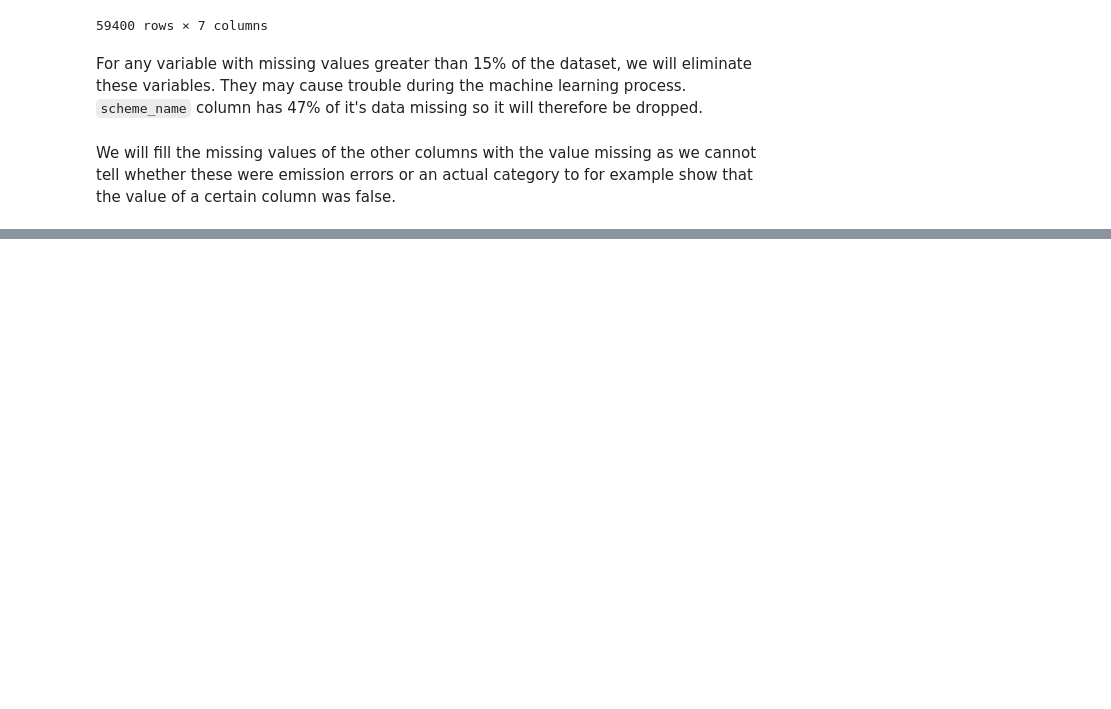
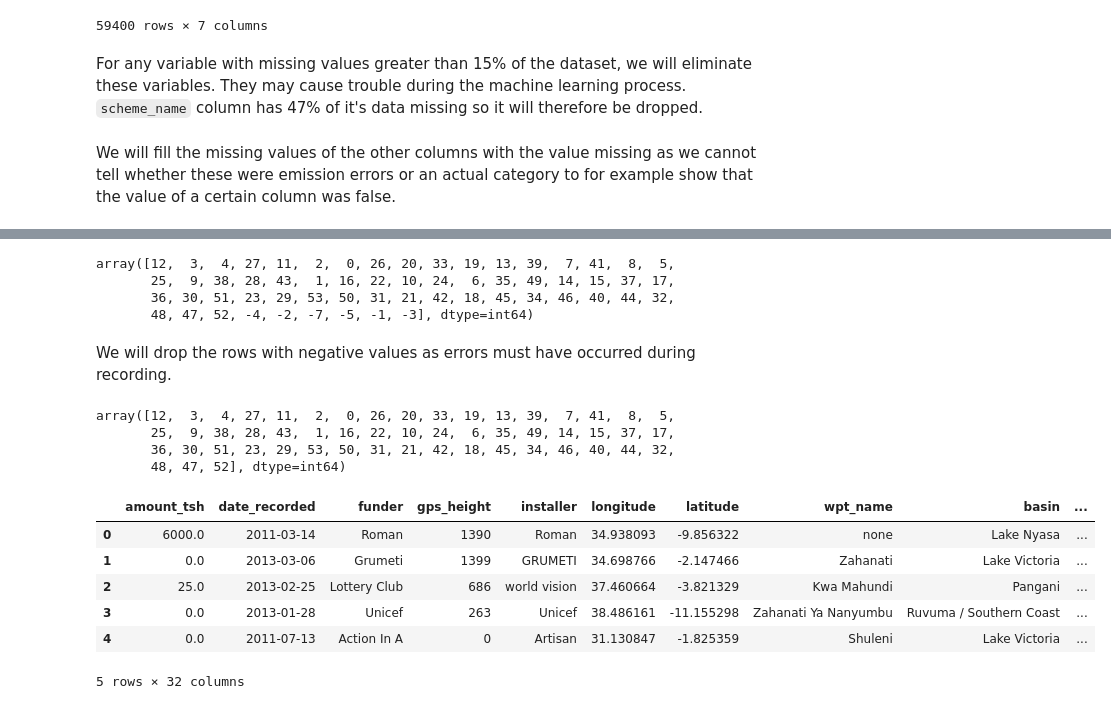
Before and after one commit to OswaldCc/Tanzania-Water-Pump-Status-Prediction, a Jupyter notebook: Tanzania Water Pump Status.ipynb, the cells around one changed output, grey strips where cells are left out. Drawn from its saved outputs; the diff is of its cells as text; code cells hidden in the pictures; blank space fills up the shorter version.

```diff
--- a/Tanzania Water Pump Status.ipynb
+++ b/Tanzania Water Pump Status.ipynb
@@ -188,0 +570,12 @@ training_set.fillna(value = 'MISSING', inplace = True)
+# %%
+#Creating the new column age
+training_set['age'] = training_set['year_recorded'] - training_set['construction_year']
+
+training_set['age'].unique()
+# %% [output]
+array([12,  3,  4, 27, 11,  2,  0, 26, 20, 33, 19, 13, 39,  7, 41,  8,  5,
+       25,  9, 38, 28, 43,  1, 16, 22, 10, 24,  6, 35, 49, 14, 15, 37, 17,
+       36, 30, 51, 23, 29, 53, 50, 31, 21, 42, 18, 45, 34, 46, 40, 44, 32,
+       48, 47, 52, -4, -2, -7, -5, -1, -3], dtype=int64)
+# %% [markdown]
+We will drop the rows with negative values as errors must have occurred during recording.
@@ -188,0 +585,17 @@ training_set.fillna(value = 'MISSING', inplace = True)
+# %%
+training_set['age'].unique()
+# %% [output]
+array([12,  3,  4, 27, 11,  2,  0, 26, 20, 33, 19, 13, 39,  7, 41,  8,  5,
+       25,  9, 38, 28, 43,  1, 16, 22, 10, 24,  6, 35, 49, 14, 15, 37, 17,
+       36, 30, 51, 23, 29, 53, 50, 31, 21, 42, 18, 45, 34, 46, 40, 44, 32,
+       48, 47, 52], dtype=int64)
+# %%
+training_set.head()
+# %% [output]
+|  | amount_tsh | date_recorded | funder | gps_height | installer | longitude | latitude | wpt_name | basin | ... |
+| 0 | 6000.0 | 2011-03-14 | Roman | 1390 | Roman | 34.938093 | -9.856322 | none | Lake Nyasa | ... |
+| 1 | 0.0 | 2013-03-06 | Grumeti | 1399 | GRUMETI | 34.698766 | -2.147466 | Zahanati | Lake Victoria | ... |
+| 2 | 25.0 | 2013-02-25 | Lottery Club | 686 | world vision | 37.460664 | -3.821329 | Kwa Mahundi | Pangani | ... |
+| 3 | 0.0 | 2013-01-28 | Unicef | 263 | Unicef | 38.486161 | -11.155298 | Zahanati Ya Nanyumbu | Ruvuma / Southern Coast | ... |
+| 4 | 0.0 | 2011-07-13 | Action In A | 0 | Artisan | 31.130847 | -1.825359 | Shuleni | Lake Victoria | ... |
+5 rows × 32 columns
```
Also changed, not shown: parts of 68 cells of this notebook.
